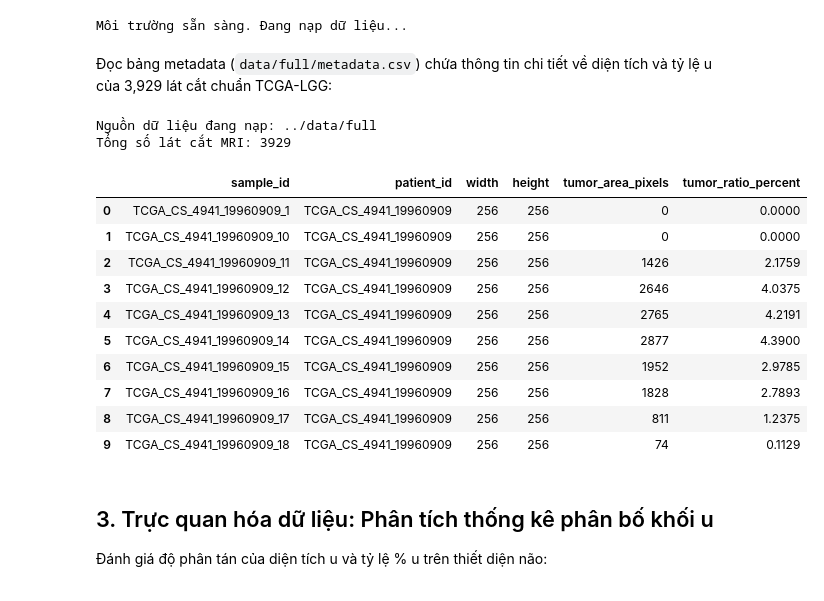
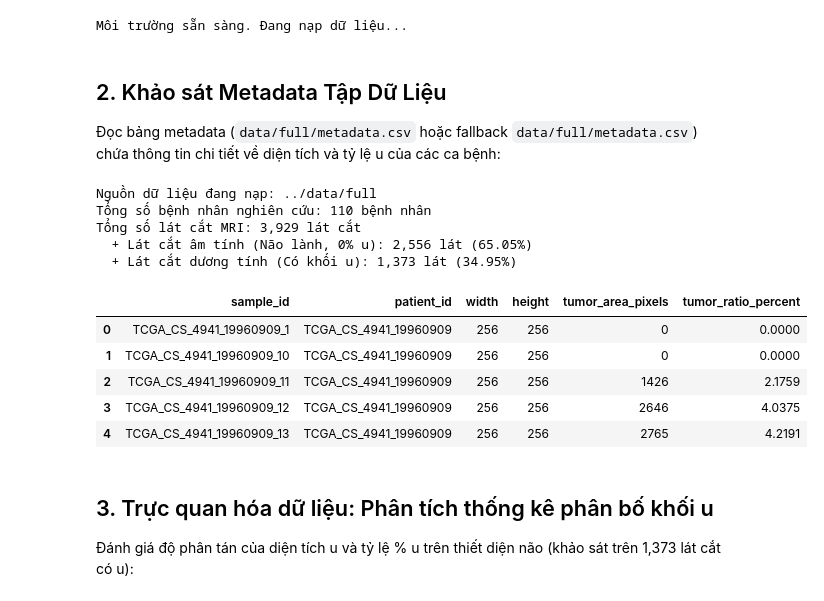
Before and after one commit to mtzwyu/brain-tumor-mri-segmentation, a Jupyter notebook: notebooks/01_data_exploration.ipynb, the cells around one changed output. Saved outputs shown, nothing was run; the diff lists cells and outputs as text; code cells hidden in the pictures.

```diff
--- a/notebooks/01_data_exploration.ipynb
+++ b/notebooks/01_data_exploration.ipynb
@@ -30,29 +30,35 @@ print("Môi trường sẵn sàng. Đang nạp dữ liệu...")
 # %% [output]
 Môi trường sẵn sàng. Đang nạp dữ liệu...
 # %% [markdown]
-Đọc bảng metadata (`data/full/metadata.csv`) chứa thông tin chi tiết về diện tích và tỷ lệ u của 3,929 lát cắt chuẩn TCGA-LGG:
+##  2. Khảo sát Metadata Tập Dữ Liệu
+Đọc bảng metadata (`data/full/metadata.csv` hoặc fallback `data/full/metadata.csv`) chứa thông tin chi tiết về diện tích và tỷ lệ u của các ca bệnh:
 # %%
-base_dir = "../data/full"
+base_dir = "../data/full" if os.path.exists("../data/full/metadata.csv") else "data/full"
 meta_path = os.path.join(base_dir, "metadata.csv")
 df = pd.read_csv(meta_path)
 print(f"Nguồn dữ liệu đang nạp: {base_dir}")
-print(f"Tổng số lát cắt MRI: {len(df)}")
-df[["sample_id", "patient_id", "width", "height", "tumor_area_pixels", "tumor_ratio_percent"]].head(10)
+print(f"Tổng số bệnh nhân nghiên cứu: {df['patient_id'].nunique()} bệnh nhân")
+print(f"Tổng số lát cắt MRI: {len(df):,} lát cắt")
+
+healthy_df = df[~df['has_tumor']]
+tumor_df = df[df['has_tumor']]
+print(f"  + Lát cắt âm tính (Não lành, 0% u): {len(healthy_df):,} lát ({len(healthy_df)/len(df)*100:.2f}%)")
+print(f"  + Lát cắt dương tính (Có khối u): {len(tumor_df):,} lát ({len(tumor_df)/len(df)*100:.2f}%)")
+
+df[['sample_id', 'patient_id', 'width', 'height', 'tumor_area_pixels', 'tumor_ratio_percent']].head(5)
 # %% [output]
 Nguồn dữ liệu đang nạp: ../data/full
-Tổng số lát cắt MRI: 3929
+Tổng số bệnh nhân nghiên cứu: 110 bệnh nhân
+Tổng số lát cắt MRI: 3,929 lát cắt
+  + Lát cắt âm tính (Não lành, 0% u): 2,556 lát (65.05%)
+  + Lát cắt dương tính (Có khối u): 1,373 lát (34.95%)
 |  | sample_id | patient_id | width | height | tumor_area_pixels | tumor_ratio_percent |
 | 0 | TCGA_CS_4941_19960909_1 | TCGA_CS_4941_19960909 | 256 | 256 | 0 | 0.0000 |
 | 1 | TCGA_CS_4941_19960909_10 | TCGA_CS_4941_19960909 | 256 | 256 | 0 | 0.0000 |
 | 2 | TCGA_CS_4941_19960909_11 | TCGA_CS_4941_19960909 | 256 | 256 | 1426 | 2.1759 |
 | 3 | TCGA_CS_4941_19960909_12 | TCGA_CS_4941_19960909 | 256 | 256 | 2646 | 4.0375 |
 | 4 | TCGA_CS_4941_19960909_13 | TCGA_CS_4941_19960909 | 256 | 256 | 2765 | 4.2191 |
-| 5 | TCGA_CS_4941_19960909_14 | TCGA_CS_4941_19960909 | 256 | 256 | 2877 | 4.3900 |
-| 6 | TCGA_CS_4941_19960909_15 | TCGA_CS_4941_19960909 | 256 | 256 | 1952 | 2.9785 |
-| 7 | TCGA_CS_4941_19960909_16 | TCGA_CS_4941_19960909 | 256 | 256 | 1828 | 2.7893 |
-| 8 | TCGA_CS_4941_19960909_17 | TCGA_CS_4941_19960909 | 256 | 256 | 811 | 1.2375 |
-| 9 | TCGA_CS_4941_19960909_18 | TCGA_CS_4941_19960909 | 256 | 256 | 74 | 0.1129 |
 # %% [markdown]
 ## 3. Trực quan hóa dữ liệu: Phân tích thống kê phân bố khối u
-Đánh giá độ phân tán của diện tích u và tỷ lệ % u trên thiết diện não:
+Đánh giá độ phân tán của diện tích u và tỷ lệ % u trên thiết diện não (khảo sát trên 1,373 lát cắt có u):
 # %%
```
Also changed, not shown: parts of 6 cells of this notebook, 4 other files.
